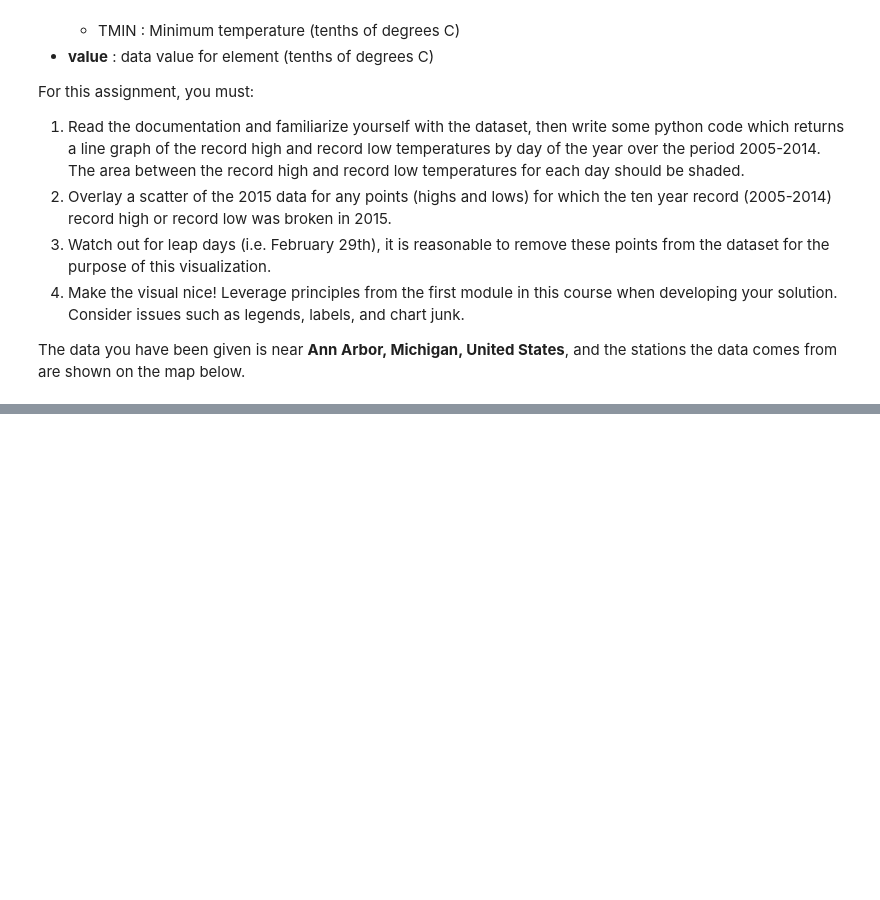
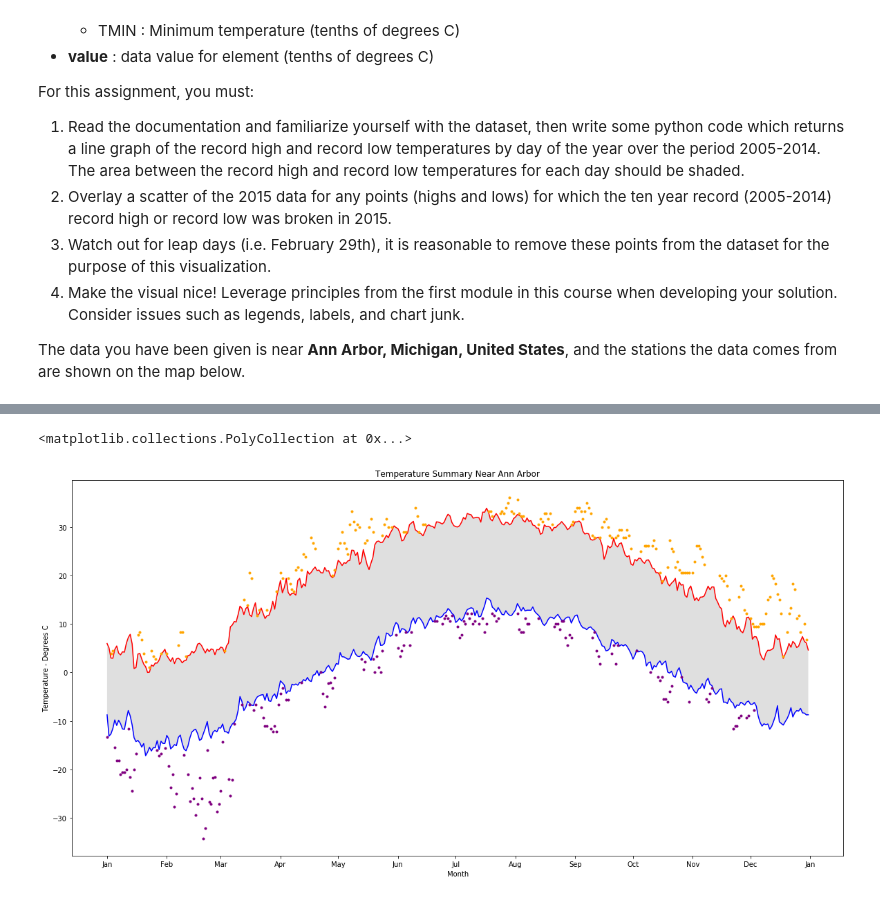
Before and after one commit to maab2198/applied_ds_python, a Jupyter notebook: applied_plotting/Assignment2.ipynb, the cells around one changed output, grey strips where cells are left out. Saved outputs shown, nothing was run; the diff lists cells and outputs as text; code cells hidden in the pictures; blank space fills up the shorter version.

Commit message:
assignment2 fix datetime plotting

```diff
--- a/applied_plotting/Assignment2.ipynb
+++ b/applied_plotting/Assignment2.ipynb
@@ -49,0 +162,12 @@ leaflet_plot_stations(400,'fb441e62df2d58994928907a91895ec62c2c42e6cd075c2700843
+# %%
+prev_years = res.where((res["year"]< 2015) & (res["m_date"] != '02-29')).groupby("m_date")["TMAX","TMIN"].agg('mean')
+# %%
+res2015 = res[res["year"] == 2015].set_index("m_date")
+prev_years["2015 TMAX"] = res2015["TMAX"]
+prev_years["2015 TMIN"] = res2015["TMIN"]
+# %%
+prev_years["NEW MAX"] = prev_years["2015 TMAX"] > prev_years["TMAX"]
+prev_years["NEW MIN"] = prev_years["2015 TMIN"] < prev_years["TMIN"]
+# %%
+prev_years.index = pd.to_datetime(prev_years.index,format='%m-%d')
+prev_years
@@ -49,0 +189,55 @@ leaflet_plot_stations(400,'fb441e62df2d58994928907a91895ec62c2c42e6cd075c2700843
+# %%
+import matplotlib.ticker as ticker
+import matplotlib.dates as mdates
+plt.figure(num=None, figsize=(20, 10))
+dates = list(prev_years.index)
+max_val = list(prev_years["TMAX"])
+min_val = list(prev_years["TMIN"])
+
+
+
+
+x = plt.gca().xaxis
+# majors = list(current_max.index)
+# x.set_major_locator(ticker.FixedLocator(majors))
+# ax = plt.axes()
+# ax.xaxis.set_major_locator(mdates.AutoDateLocator())
+# x.set_major_formatter(DateFormatter("%m/%d"))
+# rotate the tick labels for the x axis
+# for item in x.get_ticklabels():
+#     item.set_rotation(45)
+
+# ax.xaxis.set_major_locator(MonthLocator())
+# ax.xaxis.set_minor_locator(MonthLocator(bymonthday=15))
+# ax.xaxis.set_major_formatter(NullFormatter())
+# ax.xaxis.set_minor_formatter(DateFormatter('%b'))
+plt.title('Temperature Summary Near Ann Arbor')
+plt.ylabel('Temperature - Degrees C')
+plt.xlabel('Month')
+
+xtick_locator = mdates.MonthLocator()
+xtick_formatter = mdates.DateFormatter('%b')
+
+
+x.set_major_locator(xtick_locator)
+x.set_major_formatter(xtick_formatter)
+
+
+plt.plot(dates, max_val,'',c='red')
+plt.plot(dates,min_val ,'',c="blue")
+
+
+current_max = prev_years[prev_years["NEW MAX"]==True]["2015 TMAX"]
+current_min = prev_years[prev_years["NEW MIN"]==True]["2015 TMIN"]
+
+plt.plot(list(current_max.index),list(current_max),  '.', c ="orange")
+plt.plot(list(current_min.index),list(current_min),  '.', c ="purple")
+
+
+plt.gca().fill_between(dates,
+                        max_val, min_val,
+                        facecolor='grey',
+                        alpha=0.25)
+# %% [output]
+<matplotlib.collections.PolyCollection at 0x...>
+[figure, added]
```
Also changed, not shown: parts of 14 cells of this notebook.
